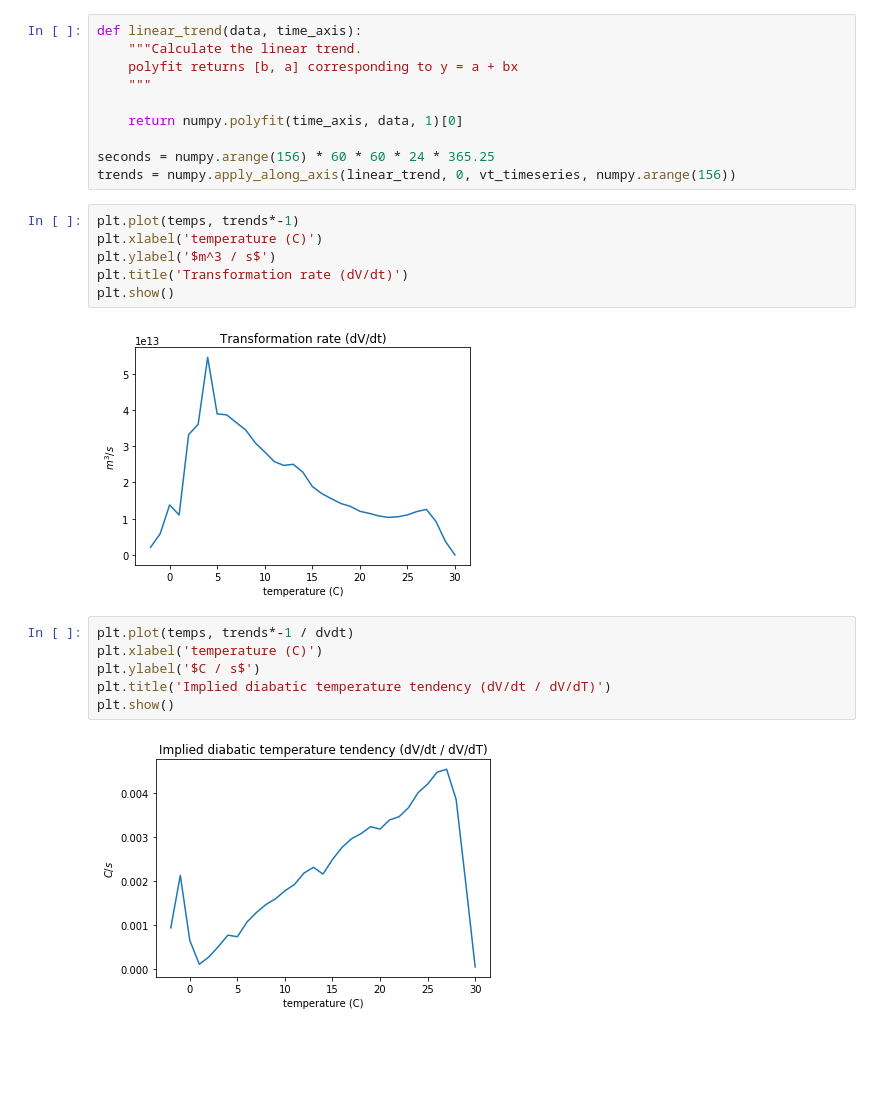
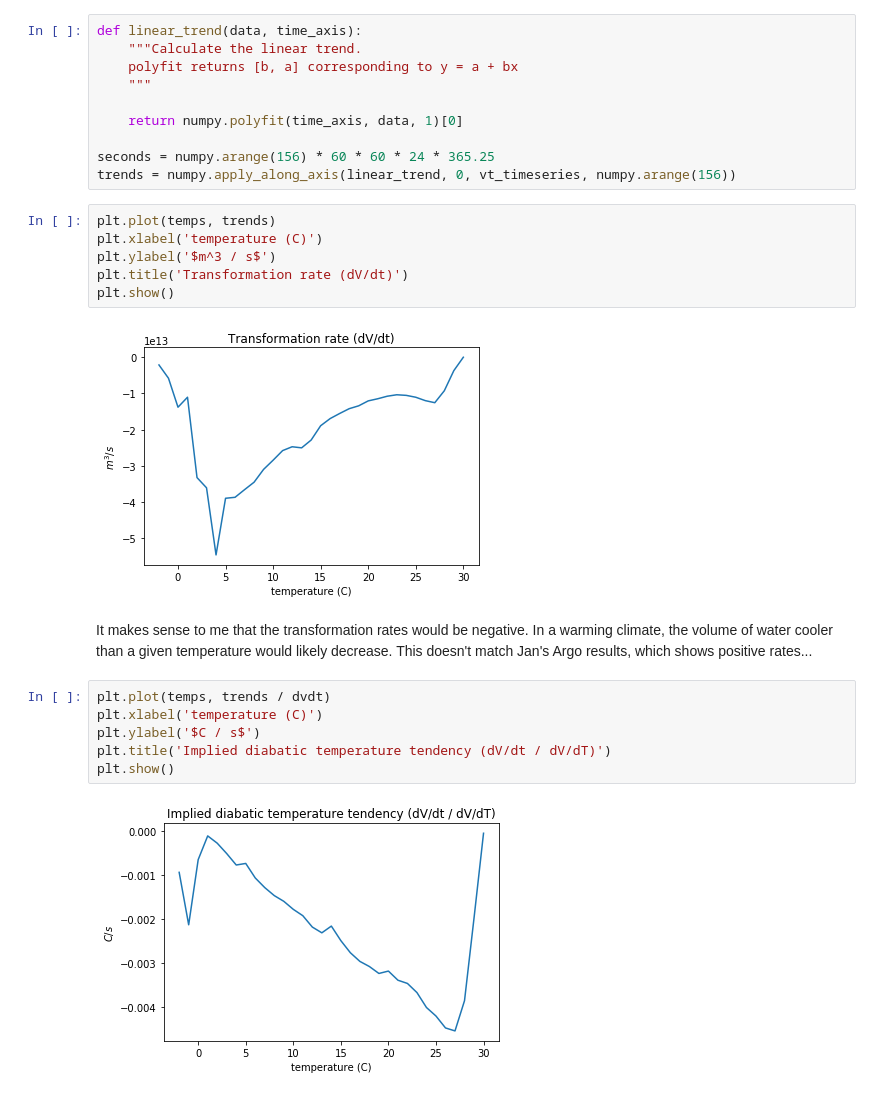
Before and after one commit to DamienIrving/ocean-analysis, a Jupyter notebook: development/water_mass_temperature_metrics.ipynb, the cells around one changed output. Cells and saved outputs as stored; diff of their text form; blank space fills up the shorter version.

```diff
--- a/development/water_mass_temperature_metrics.ipynb
+++ b/development/water_mass_temperature_metrics.ipynb
@@ -186,18 +150,20 @@ def linear_trend(data, time_axis):
 seconds = numpy.arange(156) * 60 * 60 * 24 * 365.25
 trends = numpy.apply_along_axis(linear_trend, 0, vt_timeseries, numpy.arange(156))
 # %%
-plt.plot(temps, trends*-1)
+plt.plot(temps, trends)
 plt.xlabel('temperature (C)')
 plt.ylabel('$m^3 / s$')
 plt.title('Transformation rate (dV/dt)')
 plt.show()
 # %% [output]
-[figure, old version]
+[figure, new version]
+# %% [markdown]
+It makes sense to me that the transformation rates would be negative. In a warming climate, the volume of water cooler than a given temperature would likely decrease. This doesn't match Jan's Argo results, which shows positive rates...
 # %%
-plt.plot(temps, trends*-1 / dvdt)
+plt.plot(temps, trends / dvdt)
 plt.xlabel('temperature (C)')
 plt.ylabel('$C / s$')
 plt.title('Implied diabatic temperature tendency (dV/dt / dV/dT)')
 plt.show()
 # %% [output]
-[figure, old version]
+[figure, new version]
```
Also changed, not shown: parts of 4 cells of this notebook.
